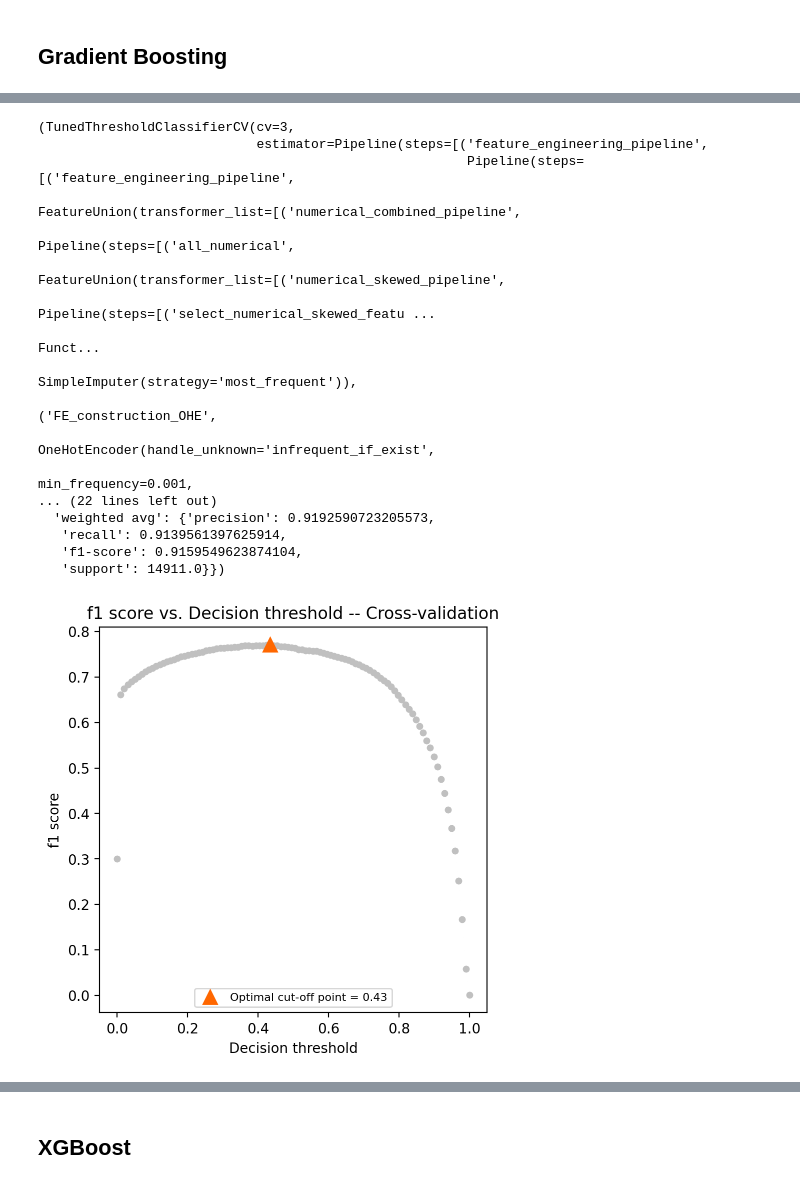
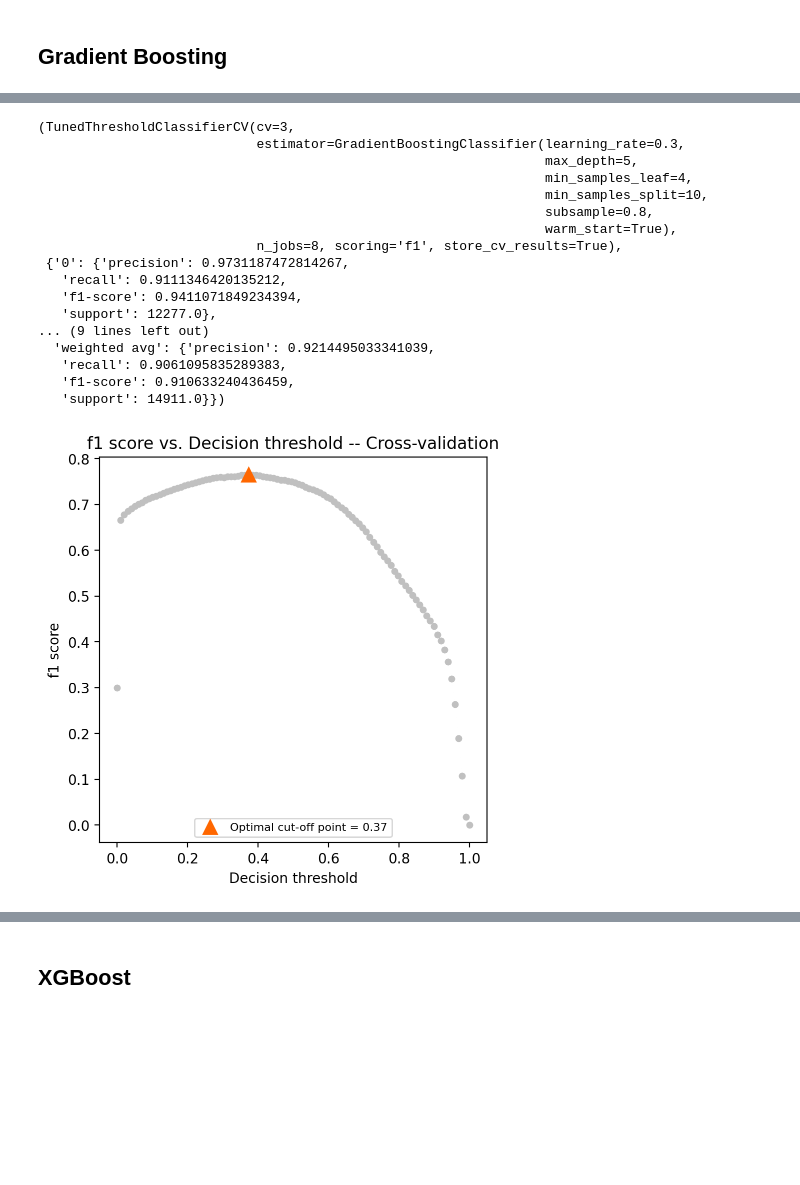
Before and after one commit to jyothisable/Credit-Default-Risk-Prediction-Model, a Jupyter notebook: notebooks/model_prototyping.ipynb, the cells around one changed output, grey strips where cells are left out. Saved outputs shown, nothing was run; the diff lists cells and outputs as text; code cells hidden in the pictures; blank space fills up the shorter version.

```diff
--- a/notebooks/model_prototyping.ipynb
+++ b/notebooks/model_prototyping.ipynb
@@ -573,21 +619,18 @@ LR Feature Importance
 # %%
 from sklearn.ensemble import RandomForestClassifier
 
-RF_with_FE = Pipeline([
-    ('feature_engineering_pipeline', selected_FE_with_FS),
-    ('base_model', RandomForestClassifier())
-])
+RF_with_FE = RandomForestClassifier()
 
 
 RF_with_FE_CV = GridSearchCV(
     estimator=RF_with_FE,
     param_grid={
-        'base_model__n_estimators': [120],
-        'base_model__max_depth': [5],
-        'base_model__min_samples_split': [9],
-        'base_model__min_samples_leaf': [2],
-        'base_model__criterion': ['entropy'],
-        'base_model__warm_start': [True],
+        'n_estimators': [120],
+        'max_depth': [5],
+        'min_samples_split': [9],
+        'min_samples_leaf': [2],
+        'criterion': ['entropy'],
+        'warm_start': [True],
     },
     scoring='f1',
     cv=3,
@@ -595,7 +638,7 @@ RF_with_FE_CV = GridSearchCV(
     verbose=True
 )
 
-RF_with_FE_CV.fit(X_train, y_train_transformed)
+RF_with_FE_CV.fit(X_train_transformed, y_train_transformed)
 RF_best_model = RF_with_FE_CV.best_estimator_
 # %% [output]
 Fitting 3 folds for each of 1 candidates, totalling 3 fits
@@ -687,22 +718,18 @@ LR Feature Importance
 # %%
 from sklearn.ensemble import GradientBoostingClassifier
 
-GBDT_with_FE = Pipeline([
-    ('feature_engineering_pipeline', selected_FE_with_FS),
-    ('base_model', GradientBoostingClassifier())
-])
-
+GBDT_with_FE = GradientBoostingClassifier()
 
 GBDT_with_FE_CV = GridSearchCV(
     estimator=GBDT_with_FE,
     param_grid={
-        'base_model__n_estimators': [100],
-        'base_model__learning_rate': [0.3],
-        'base_model__subsample': [0.8],
-        'base_model__max_depth': [5],
-        'base_model__min_samples_split': [10],
-        'base_model__min_samples_leaf': [4],
-        'base_model__warm_start': [True],
+        'n_estimators': [100],
+        'learning_rate': [0.3],
+        'subsample': [0.8],
+        'max_depth': [5],
+        'min_samples_split': [10],
+        'min_samples_leaf': [4],
+        'warm_start': [True],
     },
     scoring='f1',
     cv=3,
@@ -710,7 +737,7 @@ GBDT_with_FE_CV = GridSearchCV(
     verbose=True
 )
 
-GBDT_with_FE_CV.fit(X_train, y_train_transformed)
+GBDT_with_FE_CV.fit(X_train_transformed, y_train_transformed)
 GBDT_best_model = GBDT_with_FE_CV.best_estimator_
 # %% [output]
 Fitting 3 folds for each of 1 candidates, totalling 3 fits
@@ -736,7 +749,7 @@ GridSearchCV(cv=3,
              scoring='f1', verbose=True)
 # %%
 # Post tuning of selected best model (threshold adjustment as per business requirements)
-tune_model_threshold_adjustment(GBDT_best_model, X_train, y_train, X_test, y_test,scoring='f1',target_pipeline=target_pipeline)
+tune_model_threshold_adjustment(GBDT_best_model, X_train_transformed, y_train, X_test_transformed, y_test,scoring='f1',target_pipeline=target_pipeline)
 # %% [output]
 Classification report: Training set
               precision    recall  f1-score   support
@@ -758,21 +771,21 @@ Best threshold = 0.43 with f1 score = 0.77
 (TunedThresholdClassifierCV(cv=3,
-                            estimator=Pipeline(steps=[('feature_engineering_pipeline',
-                                                       Pipeline(steps=[('feature_engineering_pipeline',
-                                                                        FeatureUnion(transformer_list=[('numerical_combined_pipeline',
-                                                                                                        Pipeline(steps=[('all_numerical',
-                                                                                                                         FeatureUnion(transformer_list=[('numerical_skewed_pipeline',
-                                                                                                                                                         Pipeline(steps=[('select_numerical_skewed_featu ...
-                                                                                                                                                                          Funct...
-                                                                                                                         SimpleImputer(strategy='most_frequent')),
-                                                                                                                        ('FE_construction_OHE',
-                                                                                                                         OneHotEncoder(handle_unknown='infrequent_if_exist',
-                                                                                                                                       min_frequency=0.001,
-... (22 lines left out)
-  'weighted avg': {'precision': 0.9192590723205573,
-   'recall': 0.9139561397625914,
-   'f1-score': 0.9159549623874104,
+                            estimator=GradientBoostingClassifier(learning_rate=0.3,
+                                                                 max_depth=5,
+                                                                 min_samples_leaf=4,
+                                                                 min_samples_split=10,
+                                                                 subsample=0.8,
+                                                                 warm_start=True),
+                            n_jobs=8, scoring='f1', store_cv_results=True),
+ {'0': {'precision': 0.9731187472814267,
+   'recall': 0.9111346420135212,
+   'f1-score': 0.9411071849234394,
+   'support': 12277.0},
+... (9 lines left out)
+  'weighted avg': {'precision': 0.9214495033341039,
+   'recall': 0.9061095835289383,
+   'f1-score': 0.910633240436459,
    'support': 14911.0}})
-[figure, old version]
+[figure, new version]
 # %%
 # Feature Importance DF
 feature_importance_df = pd.DataFrame({
```
Also changed, not shown: parts of 21 cells of this notebook, 7 other files.
